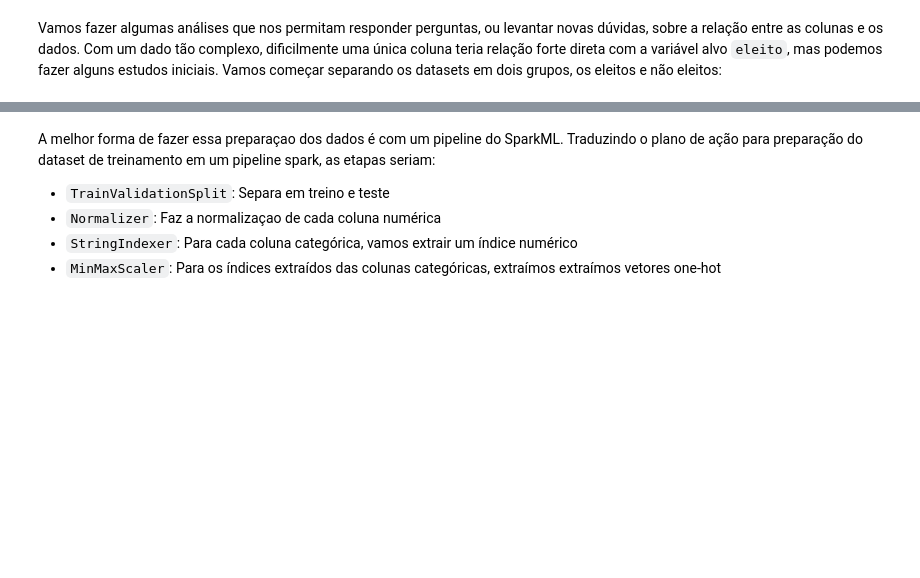
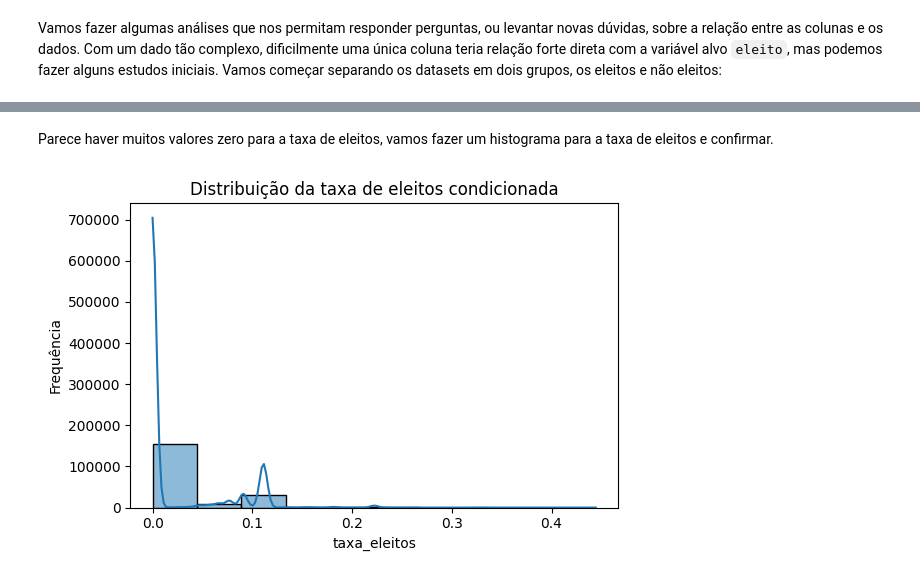
Before and after one commit to andreclaudino/pos-puc-rio-mvp-ciencia-de-dados, a Jupyter notebook: analise.ipynb, the cells around one changed output, grey strips where cells are left out. Drawn from its saved outputs; the diff is of its cells as text; code cells hidden in the pictures; blank space fills up the shorter version.

```diff
--- a/analise.ipynb
+++ b/analise.ipynb
@@ -1502,11 +1445,7 @@ taxas_eleicoes = \
             "vagas"
         )\
         .agg(
-            F.median("idade").alias("idade_median"),
-            F.stddev_pop("idade").alias("idade_stddev"),
-
-            F.median(col("patrimonio").alias("patrimonio_median")),
-            F.stddev_pop(col("patrimonio").alias("patrimonio_stddev")),
+            F.median(col("patrimonio")).alias("patrimonio"),
 
             F.count(col("codigo_candidato")).alias("total_candidatos"),
 
@@ -1546,8 +1495,12 @@ taxas_eleicoes.show(truncate=False)
 only showing top 20 rows
-# %% [markdown]
-A melhor forma de fazer essa preparaçao dos dados é com um pipeline do SparkML. Traduzindo o plano de ação para preparação do dataset de treinamento em um pipeline spark, as etapas seriam:
-
-* `TrainValidationSplit`: Separa em treino e teste
-* `Normalizer`: Faz a normalizaçao de cada coluna numérica
-* `StringIndexer`: Para cada coluna categórica, vamos extrair um índice numérico
-* `MinMaxScaler`: Para os índices extraídos das colunas categóricas, extraímos extraímos vetores one-hot
+# %% [markdown]
+Parece haver muitos valores zero para a taxa de eleitos, vamos fazer um histograma para a taxa de eleitos e confirmar.
+# %%
+create_histogram(
+    taxas_eleicoes,
+    target_column_name="taxa_eleitos",
+    bins=10,
+    title = "Distribuição da taxa de eleitos condicionada",
+).show()
+# %% [output]
+[figure, added]
```
Also changed, not shown: parts of 70 cells of this notebook, 2 other files.
